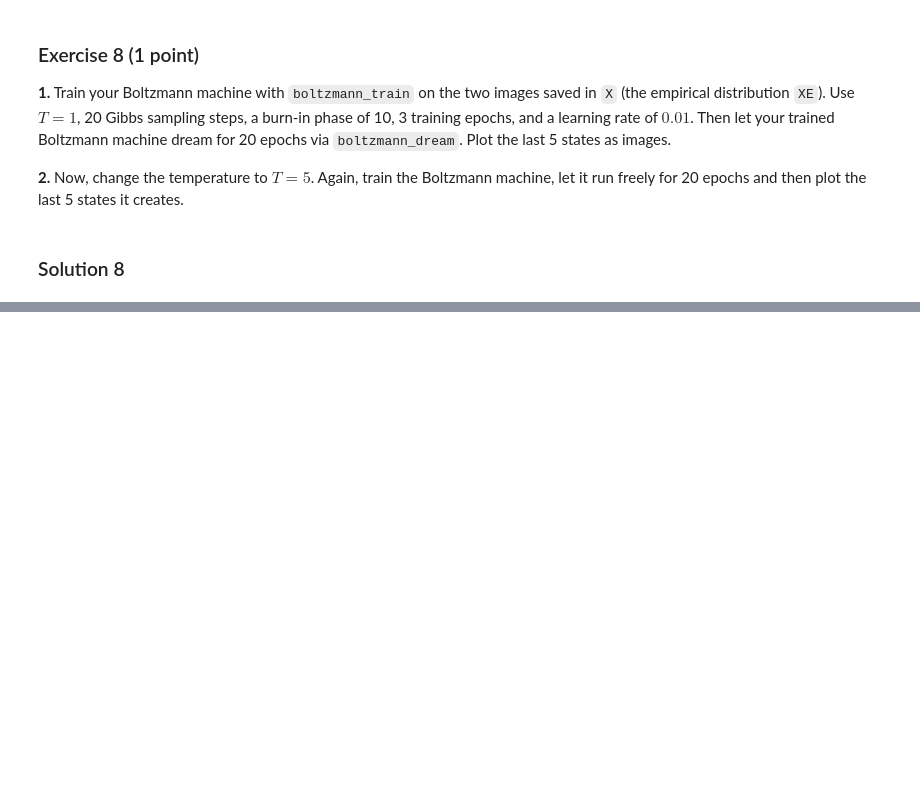
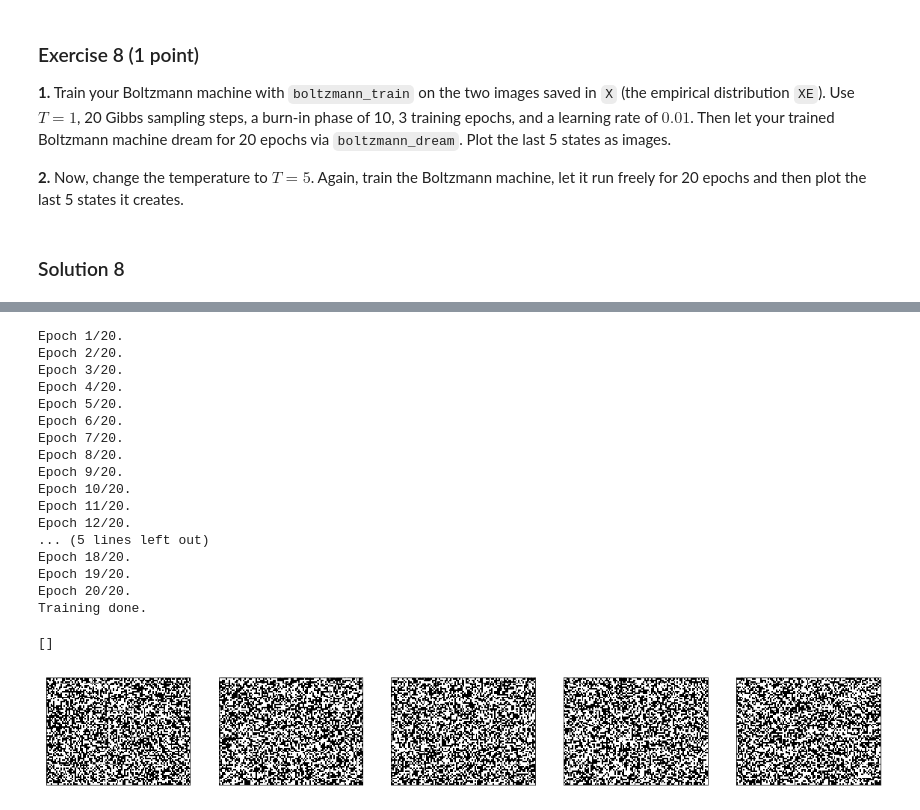
Before and after one commit to aprinsai/NeuralNetworks, a Jupyter notebook: Ex9/Chapter_09_boltzmann.ipynb, the cells around one changed output, grey strips where cells are left out. Cells and saved outputs as stored; diff of their text form; code cells hidden in the pictures; blank space fills up the shorter version.

```diff
--- a/Ex9/Chapter_09_boltzmann.ipynb
+++ b/Ex9/Chapter_09_boltzmann.ipynb
@@ -271,0 +272,48 @@ ValueError: The truth value of an array with more than one element is ambiguous.
+# %%
+# Train Boltzmann machine
+w, b = boltzmann_train(X, n_epochs = 20)
+# Test Boltzmann machine
+dreamX = boltzmann_dream(w, b, temperature = 5)
+# Plot last 5 samples
+fig, ax = plt.subplots(1, 5, figsize=(20, 10))
+ax[0].imshow(dreamX[:, 5].reshape(sz), cmap="gray")
+ax[0].set_xticks([], [])
+ax[0].set_yticks([], [])
+
+ax[1].imshow(dreamX[:, 6].reshape(sz), cmap="gray")
+ax[1].set_xticks([], [])
+ax[1].set_yticks([], [])
+
+ax[2].imshow(dreamX[:, 7].reshape(sz), cmap="gray")
+ax[2].set_xticks([], [])
+ax[2].set_yticks([], [])
+
+ax[3].imshow(dreamX[:, 8].reshape(sz), cmap="gray")
+ax[3].set_xticks([], [])
+ax[3].set_yticks([], [])
+
+ax[4].imshow(dreamX[:, 9].reshape(sz), cmap="gray")
+ax[4].set_xticks([], [])
+ax[4].set_yticks([], [])
+
+# All plots are the same even though we use Gibbs sampling, so it should be random.
+# %% [output]
+Epoch 1/20.
+Epoch 2/20.
+Epoch 3/20.
+Epoch 4/20.
+Epoch 5/20.
+Epoch 6/20.
+Epoch 7/20.
+Epoch 8/20.
+Epoch 9/20.
+Epoch 10/20.
+Epoch 11/20.
+Epoch 12/20.
+... (5 lines left out)
+Epoch 18/20.
+Epoch 19/20.
+Epoch 20/20.
+Training done.
+[]
+[figure, added]
```
Also changed, not shown: parts of 7 cells of this notebook, 4 other files.
